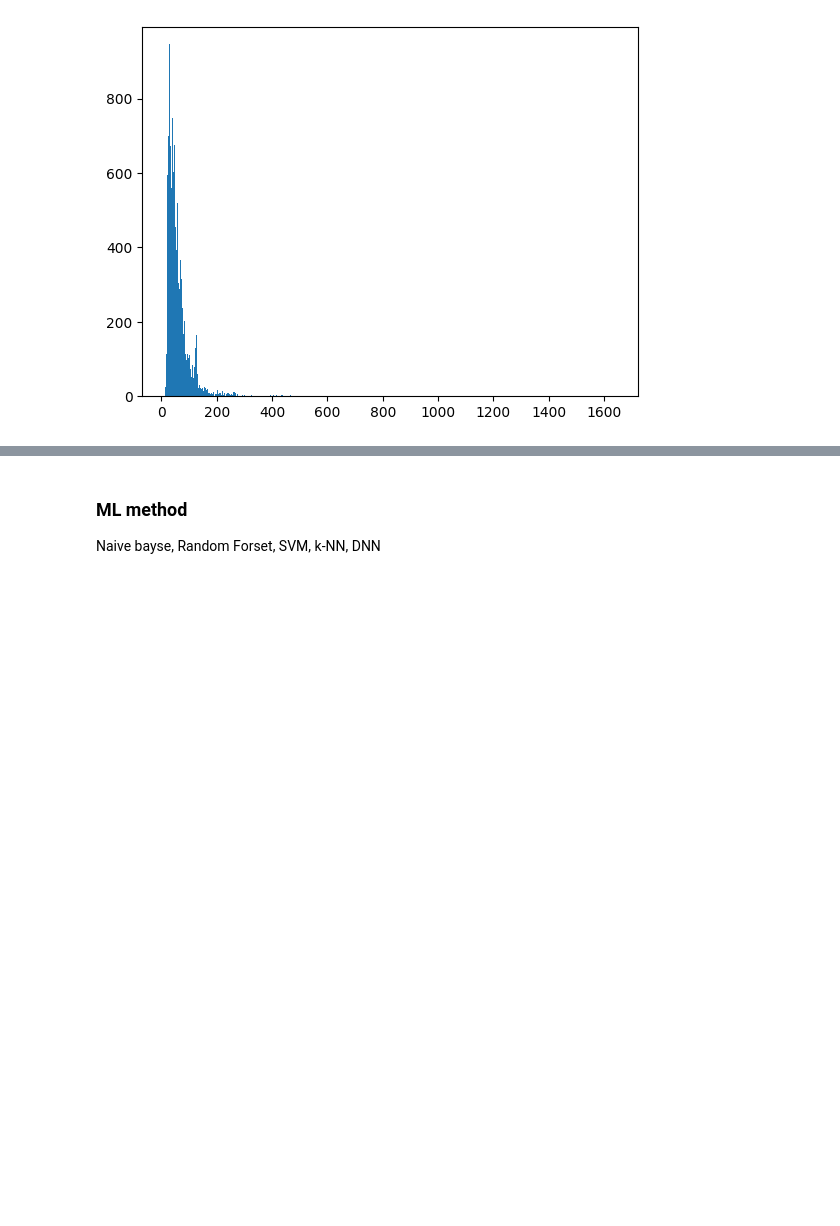
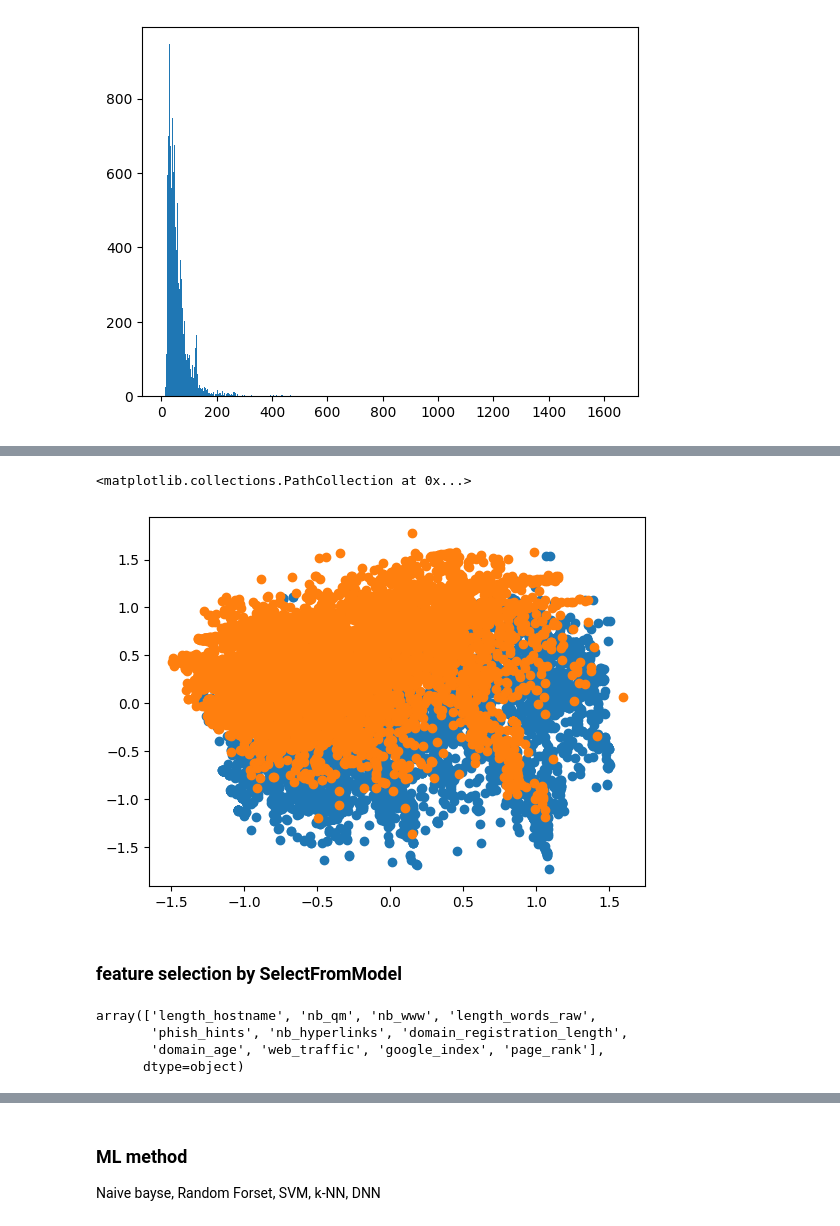
Before and after one commit to wei-coding/MLFN, a Jupyter notebook: final/final_project.ipynb, the cells around one changed output, grey strips where cells are left out. Saved outputs shown, nothing was run; the diff lists cells and outputs as text; code cells hidden in the pictures; blank space fills up the shorter version.

Commit message:
data preprocessing

```diff
--- a/final/final_project.ipynb
+++ b/final/final_project.ipynb
@@ -48,0 +86,3 @@ plt.hist(df["length_url"], bins='auto')
+# %%
+df = df.drop("legitimate",axis=1)
+display(df)
@@ -48,0 +107,6 @@ plt.hist(df["length_url"], bins='auto')
+# %%
+from sklearn.preprocessing import MinMaxScaler
+scaler = MinMaxScaler()
+scaled_df = scaler.fit_transform(df.iloc(axis = 1)[:-1])
+scaled_df = pd.DataFrame(scaled_df, columns=df.columns.drop("phishing")).join(df.iloc(axis = 1)[-1])
+display(scaled_df)
@@ -48,0 +127,5 @@ plt.hist(df["length_url"], bins='auto')
+# %%
+from sklearn.decomposition import PCA
+pca = PCA(n_components=2)
+after_pca_data = pca.fit_transform(scaled_df.drop(["phishing"], axis = 1))
+display(after_pca_data)
@@ -48,0 +140,3 @@ plt.hist(df["length_url"], bins='auto')
+# %%
+after_pca_df = pd.DataFrame(after_pca_data).join(df["phishing"])
+display(after_pca_df)
@@ -49,3 +157,24 @@ plt.hist(df["length_url"], bins='auto')
+# %%
+import matplotlib.pyplot as plt
+legitimate_data = after_pca_df[after_pca_df["phishing"] == 1]
+phishing_data = after_pca_df[after_pca_df["phishing"] == 0]
+plt.scatter(legitimate_data[0], legitimate_data[1])
+plt.scatter(phishing_data[0], phishing_data[1])
+# %% [output]
+<matplotlib.collections.PathCollection at 0x...>
+[figure, added]
+# %% [markdown]
+### feature selection by SelectFromModel
 # %%
 from sklearn.feature_selection import SelectFromModel
 from sklearn.tree import DecisionTreeClassifier
+
+sfm = SelectFromModel(DecisionTreeClassifier())
+sfm.fit(scaled_df[scaled_df.columns.copy().delete(-1)], scaled_df["phishing"])
+selected_features = sfm.get_feature_names_out()
+display(selected_features)
+# %% [output]
+array(['length_hostname', 'nb_qm', 'nb_www', 'length_words_raw',
+       'phish_hints', 'nb_hyperlinks', 'domain_registration_length',
+       'domain_age', 'web_traffic', 'google_index', 'page_rank'],
+      dtype=object)
```
Also changed, not shown: parts of 15 cells of this notebook.
